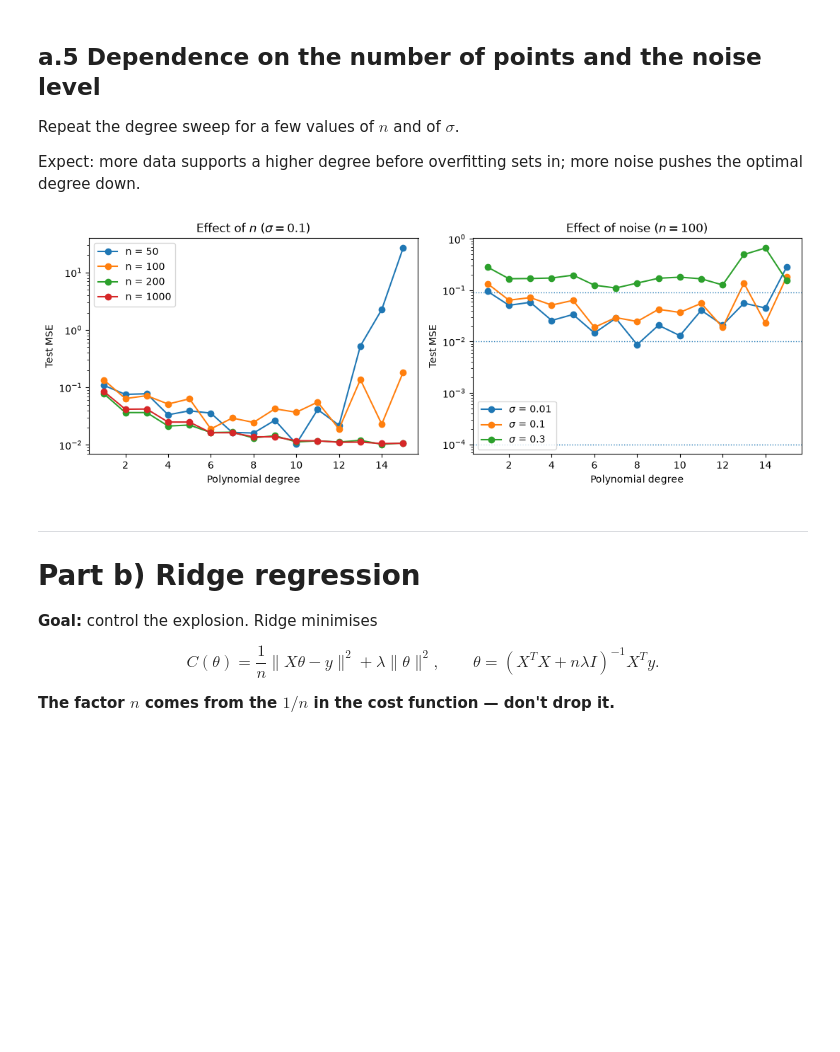
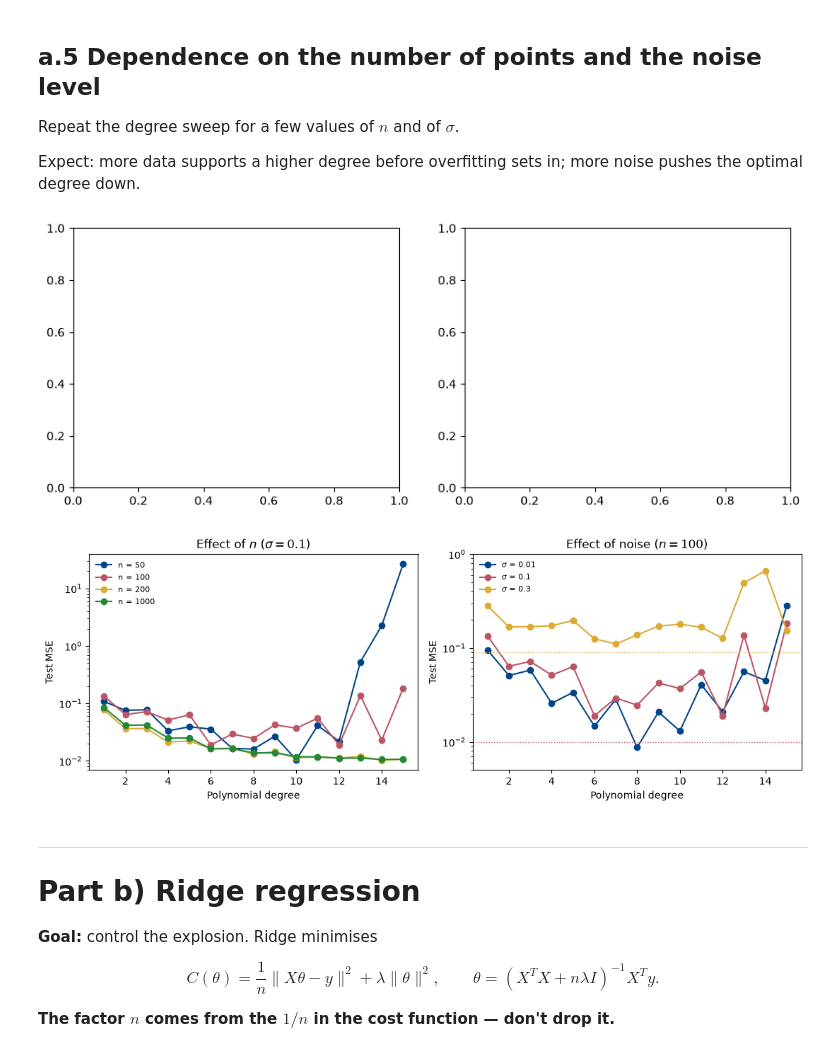
Before and after one commit to Parisa-amin/FYS-STK4155, a Jupyter notebook: Project1/code/Project1.ipynb, the cells around one changed output. Saved outputs shown, nothing was run; the diff lists cells and outputs as text; code cells hidden in the pictures; blank space fills up the shorter version.

Commit message:
ridge function , a5 plot

```diff
--- a/Project1/code/Project1.ipynb
+++ b/Project1/code/Project1.ipynb
@@ -292,62 +292,51 @@ for sigma in sigma_values:
 # %%
 fig, axes = plt.subplots(1, 2, figsize=(11, 4))
 
 
 # --------------------------------------------------
 # Left panel: different n
 # --------------------------------------------------
 
-for n in n_values:
+fig, axes = plt.subplots(1, 2, figsize=(11, 4))
 
-    axes[0].semilogy(
-        degrees,
-        mse_by_n[n],
-        "o-",
-        label=f"n = {n}"
-    )
+colors = [BLUE, RED, YELLOW, GREEN]
+
+
+
+
+for i, n in enumerate(n_values):
+
+      axes[0].semilogy(degrees, mse_by_n[n], "o-", color=colors[i], label=f"n = {n}")
 
 axes[0].set_xlabel("Polynomial degree")
 axes[0].set_ylabel("Test MSE")
 axes[0].set_title(r"Effect of $n$ ($\sigma=0.1$)")
-axes[0].legend()
+axes[0].legend(frameon=False, fontsize=8)
 
 
 # --------------------------------------------------
 # Right panel: different sigma
 # --------------------------------------------------
 
-for sigma in sigma_values:
+for i, sigma in enumerate(sigma_values):
 
-    axes[1].semilogy(
-        degrees,
-        mse_by_sigma[sigma],
-        "o-",
-        label=fr"$\sigma$ = {sigma}"
-    )
+    axes[1].semilogy(degrees, mse_by_sigma[sigma], "o-", color=colors[i], label=fr"$\sigma$ = {sigma}")
 
-    # Noise variance reference
-    axes[1].axhline(
-        sigma**2,
-        linestyle=":",
-        linewidth=1
-    )
+    axes[1].axhline(sigma**2, color=colors[i], linestyle=":", linewidth=1)
 
+axes[1].set_ylim(5e-3, 1)
 axes[1].set_xlabel("Polynomial degree")
 axes[1].set_ylabel("Test MSE")
 axes[1].set_title(r"Effect of noise ($n=100$)")
-axes[1].legend()
+axes[1].legend(frameon=False, fontsize=8)
 
 
 plt.tight_layout()
-
-plt.savefig(
-    "../results/a5_n_sigma.pdf",
-    bbox_inches="tight"
-)
-
+plt.savefig("../results/a5_n_sigma.pdf", bbox_inches="tight")
 plt.show()
 # %% [output]
-[figure, old version]
+[figure, new version]
+[figure, added]
 # %% [markdown]
 ---
 # Part b) Ridge regression
```
Also changed, not shown: parts of 7 cells of this notebook, 2 other files.
